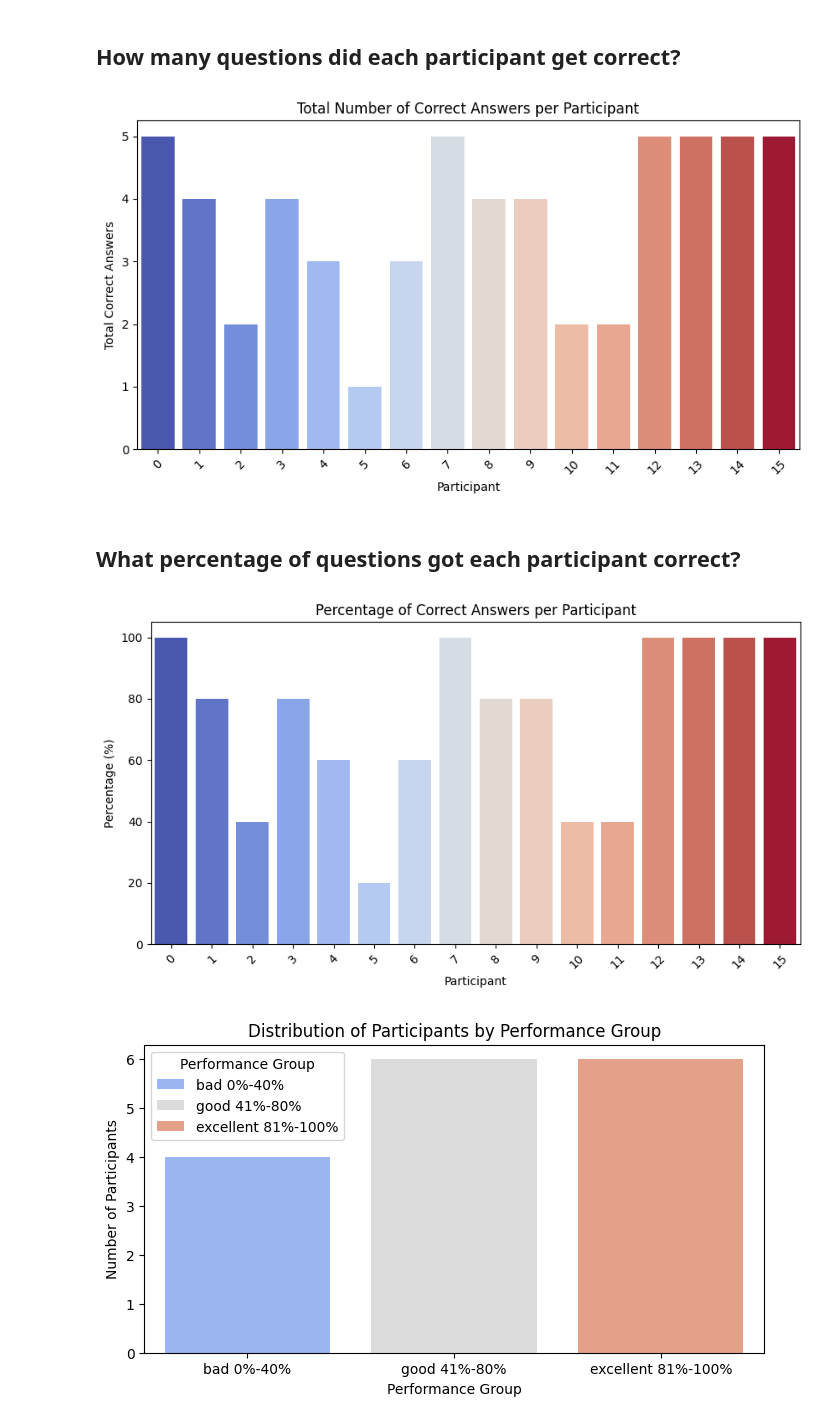
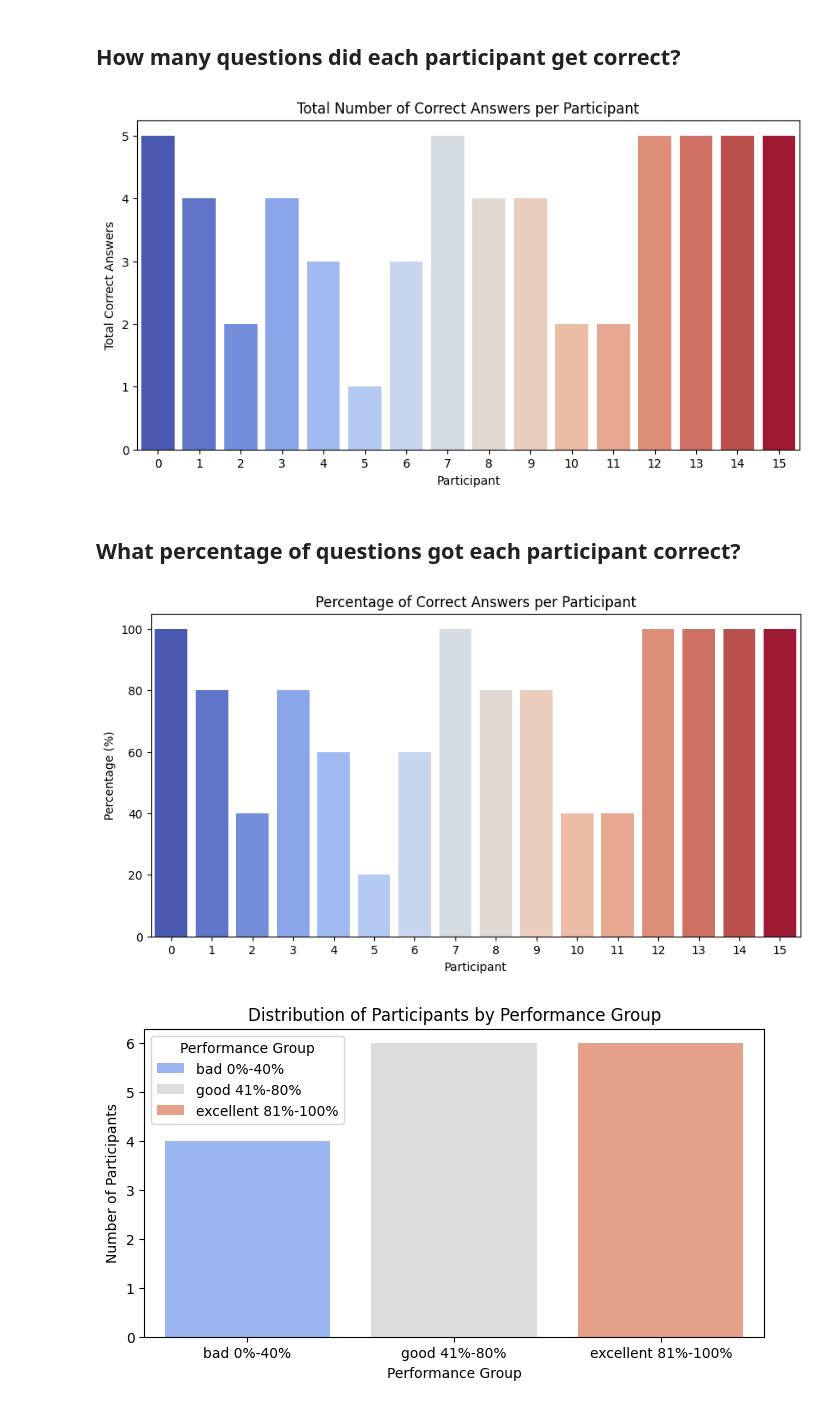
Before and after one commit to valeriatisch/LLM4FailureExplanation, a Jupyter notebook: survey/evaluation.ipynb, the cells around one changed output. Saved outputs shown, nothing was run; the diff lists cells and outputs as text; code cells hidden in the pictures.

Commit message:
added more demographics viz, words count for scenario 1 & updated x rotation

```diff
--- a/survey/evaluation.ipynb
+++ b/survey/evaluation.ipynb
@@ -82,14 +81,13 @@ programming_test_df.loc[:, 'total_correct'] = programming_test_df[[f'{col}_corre
 # %%
 plt.figure(figsize=(10, 5))
 sns.barplot(x=programming_test_df.index, y=programming_test_df['total_correct'], palette='coolwarm', hue=programming_test_df.index, legend=False)
 plt.title('Total Number of Correct Answers per Participant')
 plt.xlabel('Participant')
 plt.ylabel('Total Correct Answers')
-plt.xticks(rotation=45)
 plt.savefig(visualizations_dir / 'programming_test_number_correct_answers_per_participant.png', dpi=1200)
 plt.show()
 # %% [output]
-[figure, old version]
+[figure, new version]
 # %% [markdown]
 ## What percentage of questions got each participant correct?
 # %%
@@ -100,11 +98,10 @@ sns.barplot(x=programming_test_df.index, y=programming_test_df['total_correct_%'
 plt.title('Percentage of Correct Answers per Participant')
 plt.xlabel('Participant')
 plt.ylabel('Percentage (%)')
-plt.xticks(rotation=45)
 plt.savefig(visualizations_dir / 'programming_test_percentage_correct_answers_per_participant.png', dpi=1200)
 plt.show()
 # %% [output]
-[figure, old version]
+[figure, new version]
 # %%
 # Group the people into bad, good, and excellent based on their total_correct_% score
 programming_test_df.loc[:, 'group'] = pd.cut(programming_test_df['total_correct_%'], bins=[0, 40, 80, 100], labels=['bad 0%-40%', 'good 41%-80%', 'excellent 81%-100%'])
```
Also changed, not shown: parts of 24 cells of this notebook, 20 other files.
